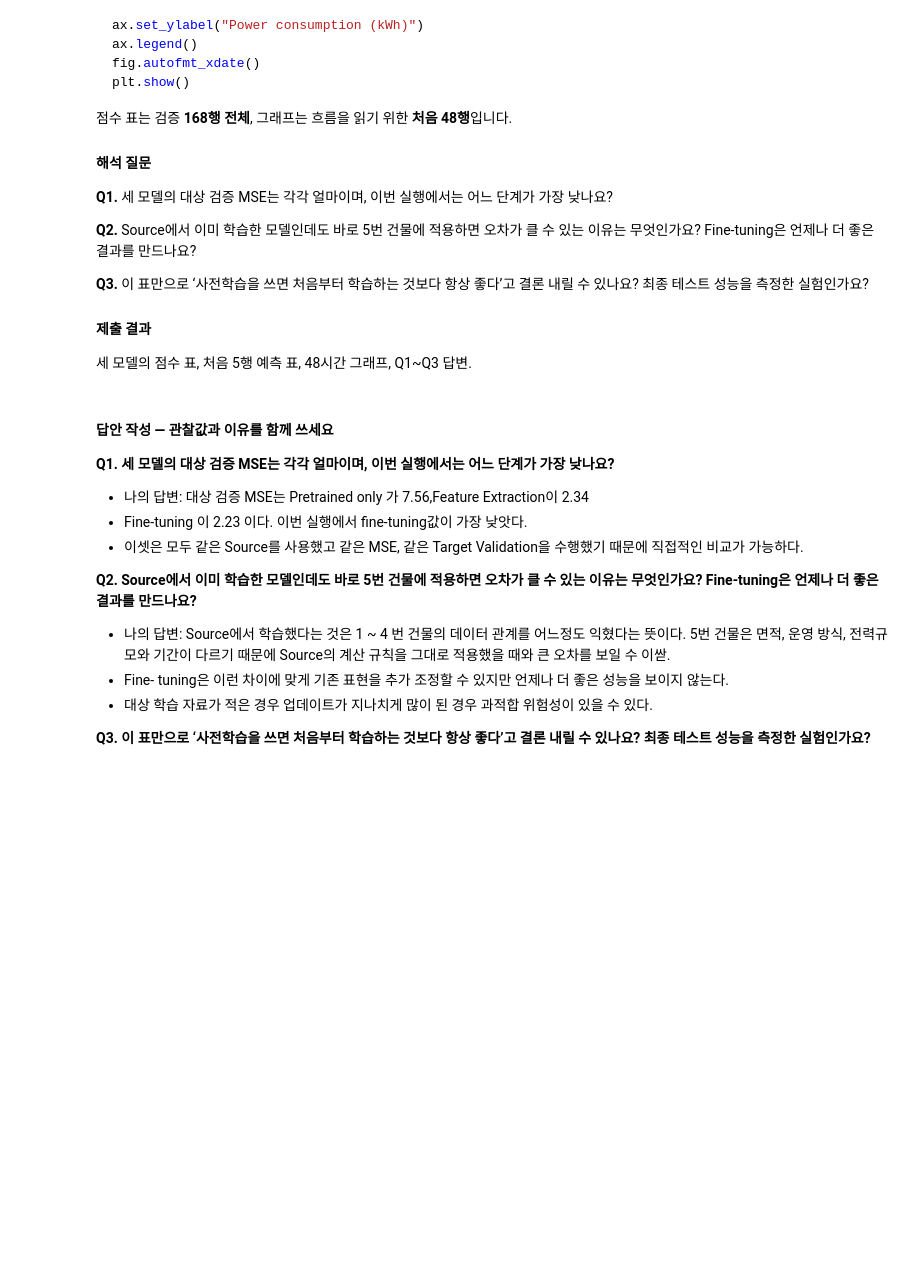
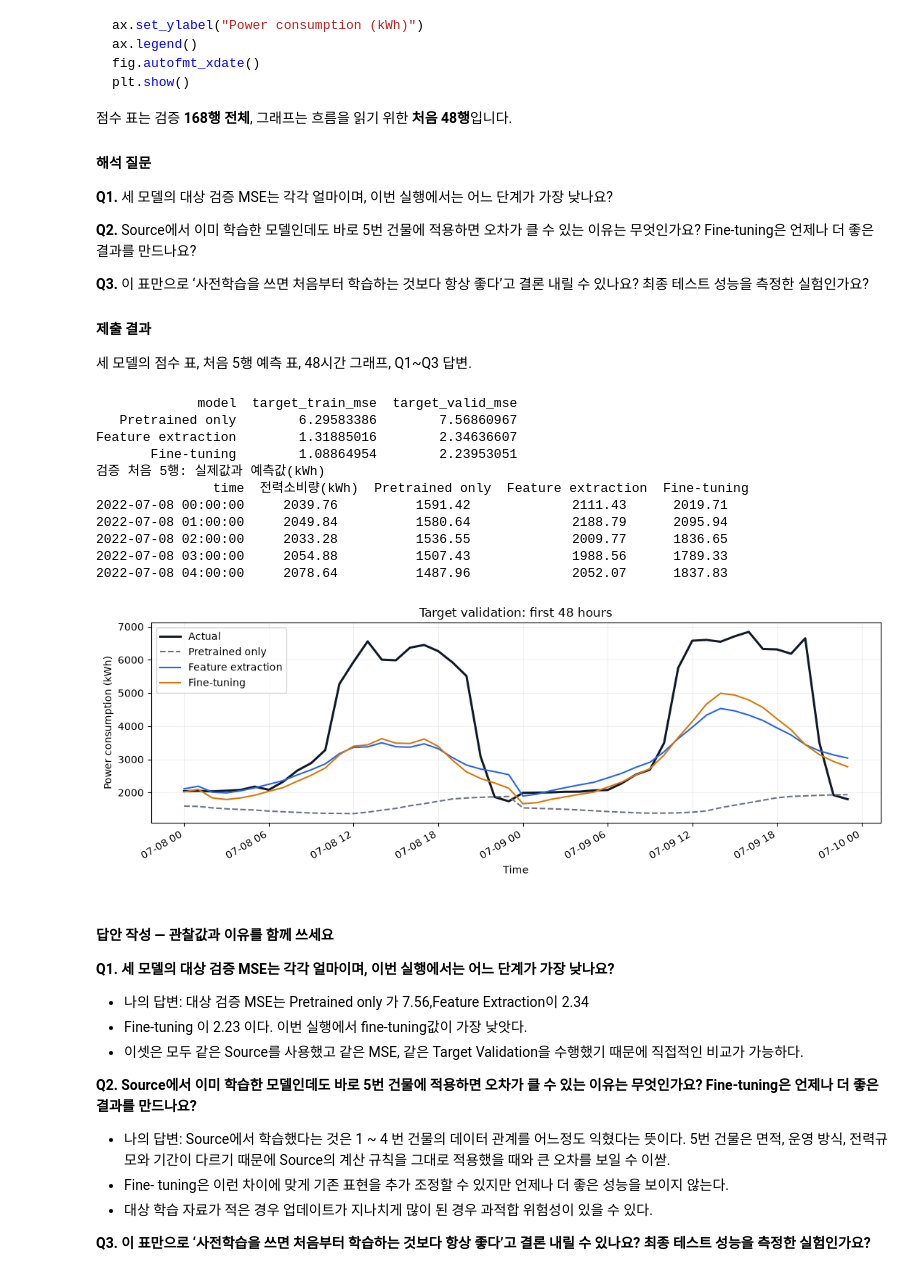
Before and after one commit to usm9514-wq/Basic_Math, a Jupyter notebook: Deep_Learning/6장/6장1강 전이학습의 기본 원리 실습문제.ipynb, the cells around one changed output. Drawn from its saved outputs; the diff is of its cells as text; code cells hidden in the pictures; blank space fills up the shorter version.

```diff
--- a/Deep_Learning/6장/6장1강 전이학습의 기본 원리 실습문제.ipynb
+++ b/Deep_Learning/6장/6장1강 전이학습의 기본 원리 실습문제.ipynb
@@ -552,3 +617,14 @@ fine_model, fine_history = train_model(
 # H_after_fine = hidden_features(X_train, fine_model)
 # H_change = ...
 # 업데이트 대상 개수도 확인하세요.
+
+# 2-1: feature_model에서 이어받아 은닉층까지 추가 조정합니다.
+fine_model, fine_history = train_model(feature_model, X_train, y_train,
+    lr=0.003, epochs=100, train_backbone=True)
+fine_changes = parameter_changes(feature_model, fine_model)
+H_before_fine = hidden_features(X_train, feature_model)
+H_after_fine = hidden_features(X_train, fine_model)
+H_change = float(np.max(np.abs(H_after_fine - H_before_fine)))
+print(fine_changes.to_string(index=False, float_format=lambda x: f"{x:.8f}"))
+print("같은 입력의 H 최대 변화:", round(H_change, 8))
+print("업데이트 대상 개수:", sum(value.size for value in fine_model.values()))
@@ -635,9 +719,49 @@ plt.show()
 # %%
 # models = {"Pretrained only": pretrained,
 #           "Feature extraction": feature_model, "Fine-tuning": fine_model}
 # scores = target_scores(models)
 # 각 모델의 표준화 예측값을 kWh로 되돌리세요.
 # 처음 5행 표와 처음 48시간 그래프를 작성하세요.
+
+# 2-2: 같은 검증 자료로 평가합니다. 여기에서는 파라미터를 업데이트하지 않습니다.
+models = {"Pretrained only": pretrained,
+          "Feature extraction": feature_model, "Fine-tuning": fine_model}
+scores = target_scores(models)
+print(scores.to_string(index=False, float_format=lambda x: f"{x:.8f}"))
+predictions = target_valid[["time", target]].reset_index(drop=True).copy()
+for name, params in models.items():
+    predictions[name] = predict_scaled(X_valid, params).ravel() * y_std + y_mean
+print("검증 처음 5행: 실제값과 예측값(kWh)")
+print(predictions.head(5).to_string(index=False, float_format=lambda x: f"{x:.2f}"))
+
+fig, ax = plt.subplots(figsize=(11,4))
+ax.plot(predictions["time"].iloc[:48], predictions[target].iloc[:48],
+        label="Actual", color="#111827", linewidth=2.2)
+colors = ["#6b7280", "#2563eb", "#d97706"]
+for (name, params), color in zip(models.items(), colors):
+    ax.plot(predictions["time"].iloc[:48], predictions[name].iloc[:48],
+            label=name, color=color, linestyle="--" if name=="Pretrained only" else "-")
+ax.set_title("Target validation: first 48 hours")
+ax.set_xlabel("Time")
+ax.set_ylabel("Power consumption (kWh)")
+ax.grid(alpha=0.2)
+ax.legend()
+fig.autofmt_xdate()
+fig.tight_layout()
+plt.show()
+# %% [output]
+             model  target_train_mse  target_valid_mse
+   Pretrained only        6.29583386        7.56860967
+Feature extraction        1.31885016        2.34636607
+       Fine-tuning        1.08864954        2.23953051
+검증 처음 5행: 실제값과 예측값(kWh)
+               time  전력소비량(kWh)  Pretrained only  Feature extraction  Fine-tuning
+2022-07-08 00:00:00     2039.76          1591.42             2111.43      2019.71
+2022-07-08 01:00:00     2049.84          1580.64             2188.79      2095.94
+2022-07-08 02:00:00     2033.28          1536.55             2009.77      1836.65
+2022-07-08 03:00:00     2054.88          1507.43             1988.56      1789.33
+2022-07-08 04:00:00     2078.64          1487.96             2052.07      1837.83
+[figure, added]
 # %% [markdown]
 #### 답안 작성 — 관찰값과 이유를 함께 쓰세요
 
```
Also changed, not shown: parts of 5 cells of this notebook, 2 other files.
